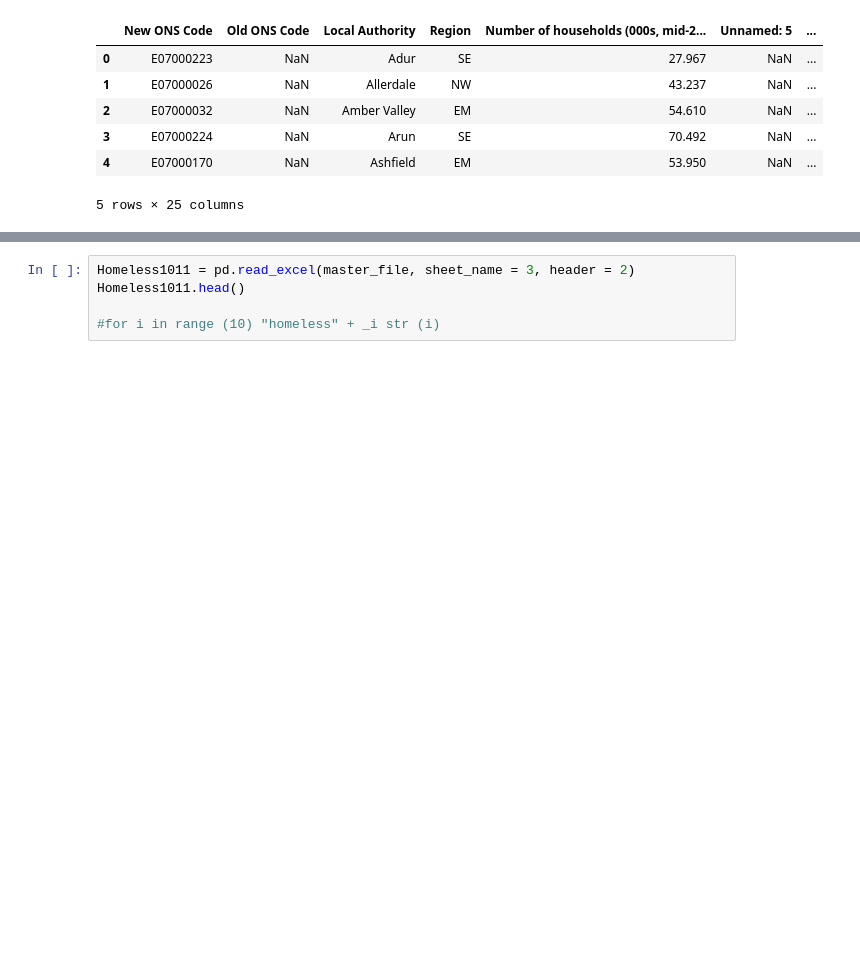
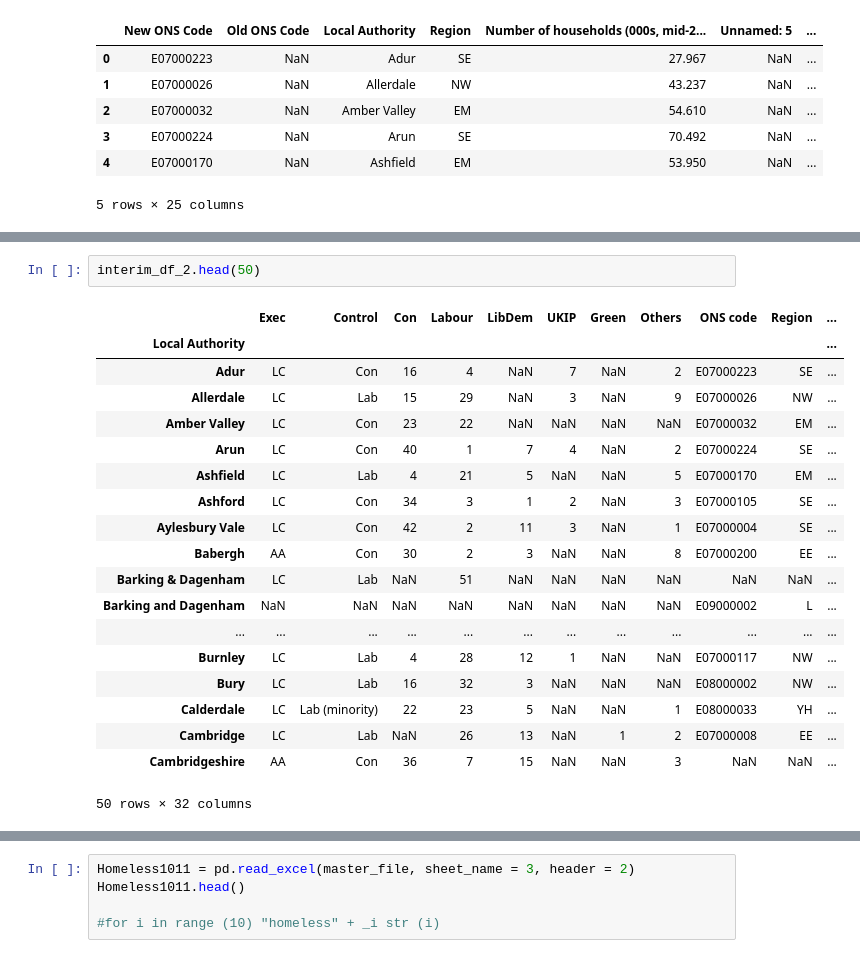
Before and after one commit to beatless13/world-dom-begins, a Jupyter notebook: Working Files-Copy1.ipynb, the cells around one changed output, grey strips where cells are left out. Drawn from its saved outputs; the diff is of its cells as text; blank space fills up the shorter version.

```diff
--- a/Working Files-Copy1.ipynb
+++ b/Working Files-Copy1.ipynb
@@ -23,0 +157,22 @@ Homeless1011.head()
+# %%
+interim_df_2.head(50)
+# %% [output]
+|  | Exec | Control | Con | Labour | LibDem | UKIP | Green | Others | ONS code | Region | ... |
+| Local Authority |  |  |  |  |  |  |  |  |  |  | ... |
+| Adur | LC | Con | 16 | 4 | NaN | 7 | NaN | 2 | E07000223 | SE | ... |
+| Allerdale | LC | Lab | 15 | 29 | NaN | 3 | NaN | 9 | E07000026 | NW | ... |
+| Amber Valley | LC | Con | 23 | 22 | NaN | NaN | NaN | NaN | E07000032 | EM | ... |
+| Arun | LC | Con | 40 | 1 | 7 | 4 | NaN | 2 | E07000224 | SE | ... |
+| Ashfield | LC | Lab | 4 | 21 | 5 | NaN | NaN | 5 | E07000170 | EM | ... |
+| Ashford | LC | Con | 34 | 3 | 1 | 2 | NaN | 3 | E07000105 | SE | ... |
+| Aylesbury Vale | LC | Con | 42 | 2 | 11 | 3 | NaN | 1 | E07000004 | SE | ... |
+| Babergh | AA | Con | 30 | 2 | 3 | NaN | NaN | 8 | E07000200 | EE | ... |
+| Barking & Dagenham | LC | Lab | NaN | 51 | NaN | NaN | NaN | NaN | NaN | NaN | ... |
+| Barking and Dagenham | NaN | NaN | NaN | NaN | NaN | NaN | NaN | NaN | E09000002 | L | ... |
+| ... | ... | ... | ... | ... | ... | ... | ... | ... | ... | ... | ... |
+| Burnley | LC | Lab | 4 | 28 | 12 | 1 | NaN | NaN | E07000117 | NW | ... |
+| Bury | LC | Lab | 16 | 32 | 3 | NaN | NaN | NaN | E08000002 | NW | ... |
+| Calderdale | LC | Lab (minority) | 22 | 23 | 5 | NaN | NaN | 1 | E08000033 | YH | ... |
+| Cambridge | LC | Lab | NaN | 26 | 13 | NaN | 1 | 2 | E07000008 | EE | ... |
+| Cambridgeshire | AA | Con | 36 | 7 | 15 | NaN | NaN | 3 | NaN | NaN | ... |
+50 rows × 32 columns
```
Also changed, not shown: parts of 29 cells of this notebook, 7 other files.
